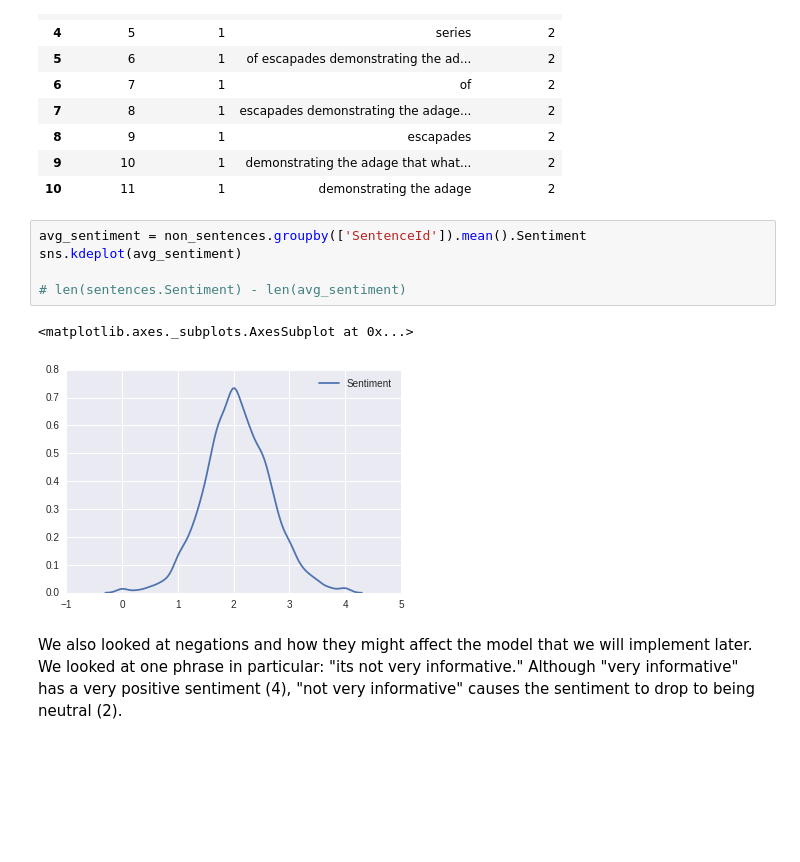
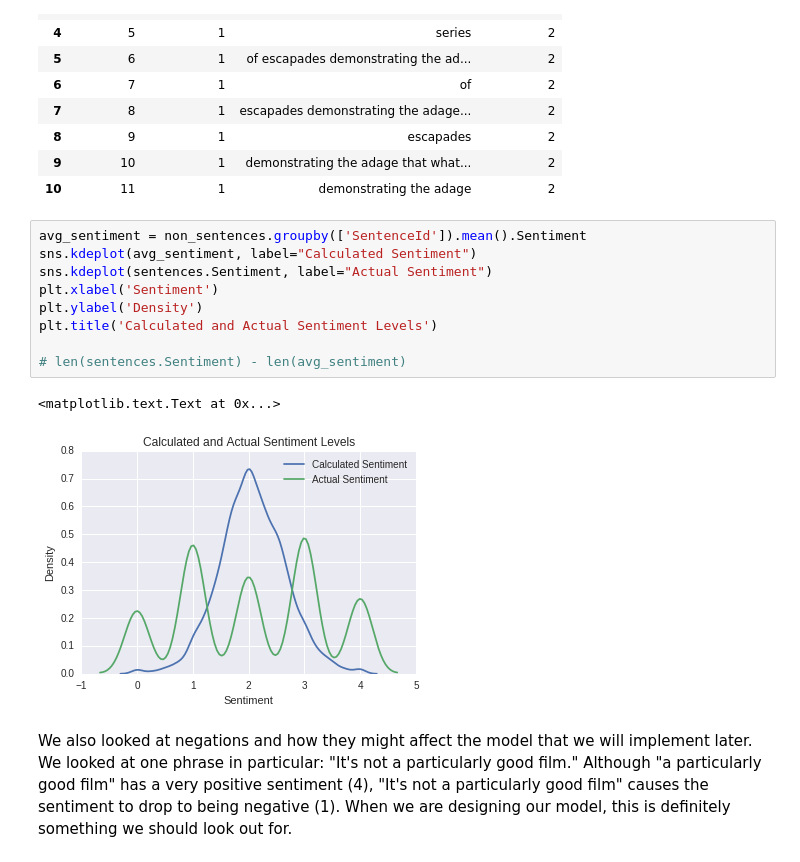
Before and after one commit to paulruvolo/DataScience16CYOA, a Jupyter notebook: data_exploration.ipynb, the cells around one changed output. Cells and saved outputs as stored; diff of their text form; blank space fills up the shorter version.

```diff
--- a/data_exploration.ipynb
+++ b/data_exploration.ipynb
@@ -149,13 +161,17 @@ non_sentences[0:10]
 | 10 | 11 | 1 | demonstrating the adage | 2 |
 # %%
 avg_sentiment = non_sentences.groupby(['SentenceId']).mean().Sentiment
-sns.kdeplot(avg_sentiment)
+sns.kdeplot(avg_sentiment, label="Calculated Sentiment")
+sns.kdeplot(sentences.Sentiment, label="Actual Sentiment")
+plt.xlabel('Sentiment')
+plt.ylabel('Density')
+plt.title('Calculated and Actual Sentiment Levels')
 
 # len(sentences.Sentiment) - len(avg_sentiment)
 # %% [output]
-<matplotlib.axes._subplots.AxesSubplot at 0x...>
+<matplotlib.text.Text at 0x...>
-[figure, old version]
+[figure, new version]
 # %% [markdown]
-We also looked at negations and how they might affect the model that we will implement later. We looked at one phrase in particular: "its not very informative." Although "very informative" has a very positive sentiment (4), "not very informative" causes the sentiment to drop to being neutral (2).
+We also looked at negations and how they might affect the model that we will implement later. We looked at one phrase in particular: "It's not a particularly good film." Although "a particularly good film" has a very positive sentiment (4), "It's not a particularly good film" causes the sentiment to drop to being negative (1). When we are designing our model, this is definitely something we should look out for.
 # %%
 sentences[sentences.Phrase.str.contains('no |not ')][0:10]
```
Also changed, not shown: parts of 25 cells of this notebook, 2 other files.
